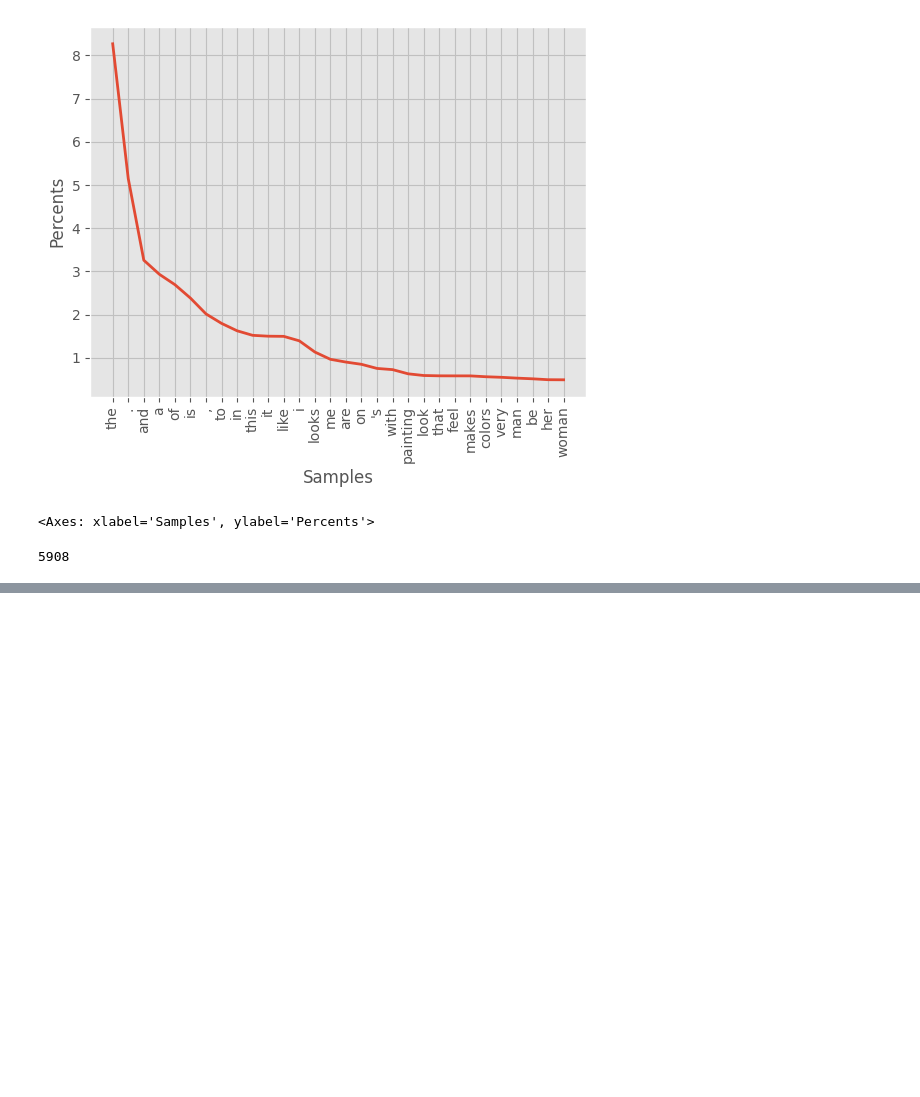
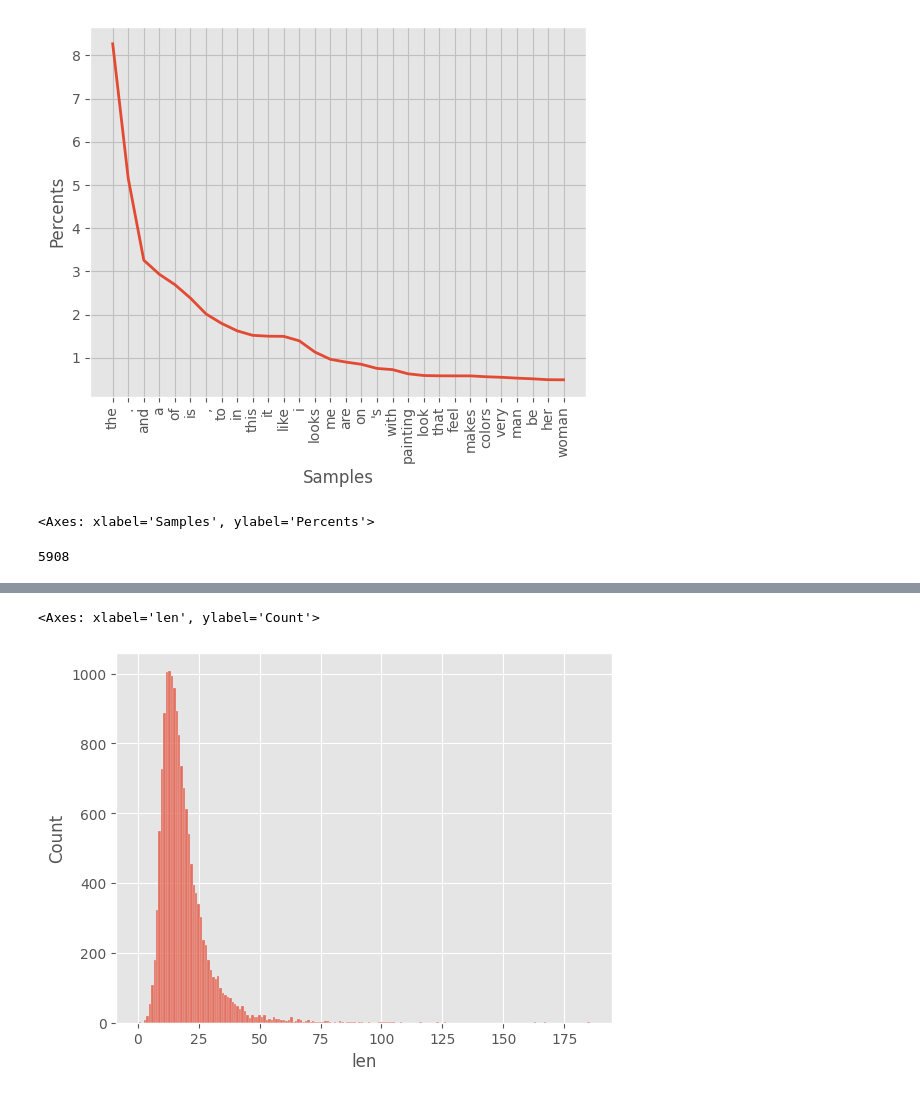
Before and after one commit to AlejandroCiuba/CS2756-Group-Project, a Jupyter notebook: Alejandro/data_exploration_our_splits.ipynb, the cells around one changed output, grey strips where cells are left out. Cells and saved outputs as stored; diff of their text form; code cells hidden in the pictures; blank space fills up the shorter version.

```diff
--- a/Alejandro/data_exploration_our_splits.ipynb
+++ b/Alejandro/data_exploration_our_splits.ipynb
@@ -181,0 +166,6 @@ tok_fq.hapaxes()[:25]
+# %%
+df['len'] = df['tokens'].map(len)
+sns.histplot(data=df, x='len', discrete=True)
+# %% [output]
+<Axes: xlabel='len', ylabel='Count'>
+[figure, added]
```
Also changed, not shown: parts of 5 cells of this notebook, 2 other files.
